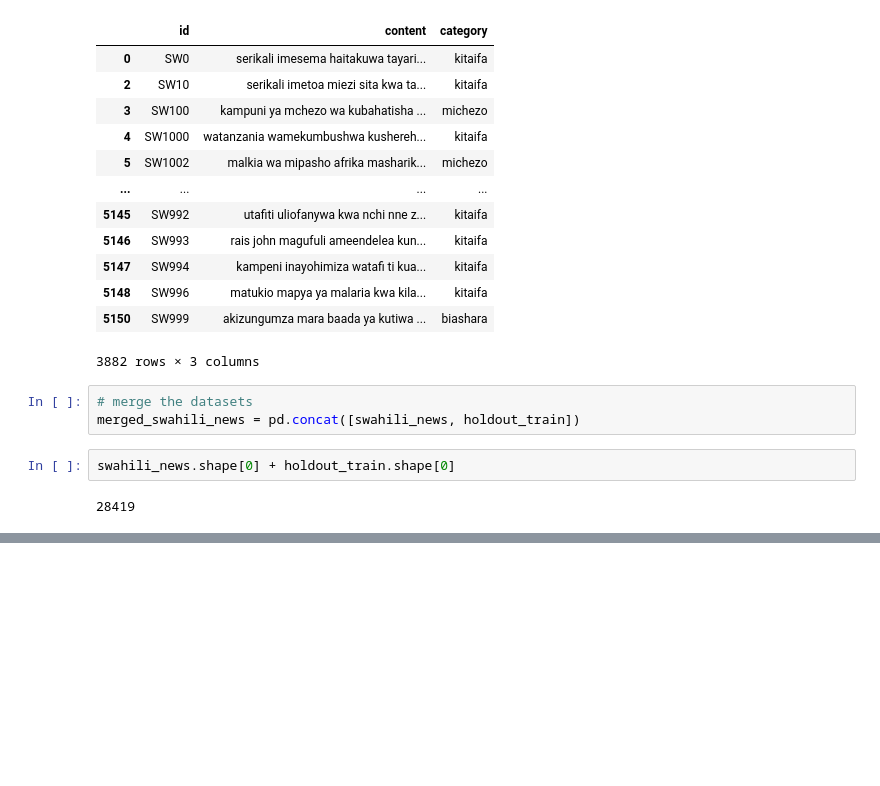
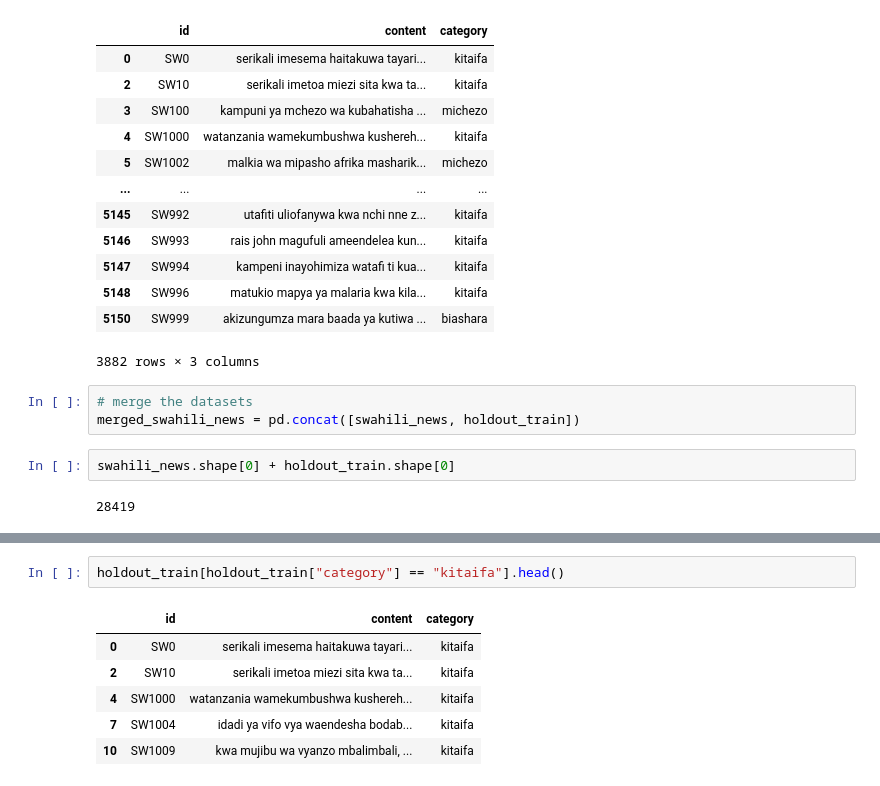
Before and after one commit to muchemicarol/ML4NLU_TermPaper, a Jupyter notebook: swahili_classification.ipynb, the cells around one changed output, grey strips where cells are left out. Cells and saved outputs as stored; diff of their text form; blank space fills up the shorter version.

```diff
--- a/swahili_classification.ipynb
+++ b/swahili_classification.ipynb
@@ -198,0 +211,9 @@ swahili_news.shape[0] + holdout_train.shape[0]
+# %%
+holdout_train[holdout_train["category"] == "kitaifa"].head()
+# %% [output]
+|  | id | content | category |
+| 0 | SW0 | serikali imesema haitakuwa tayari... | kitaifa |
+| 2 | SW10 | serikali imetoa miezi sita kwa ta... | kitaifa |
+| 4 | SW1000 | watanzania wamekumbushwa kushereh... | kitaifa |
+| 7 | SW1004 | idadi ya vifo vya waendesha bodab... | kitaifa |
+| 10 | SW1009 | kwa mujibu wa vyanzo mbalimbali, ... | kitaifa |
```
Also changed, not shown: parts of 17 cells of this notebook.
